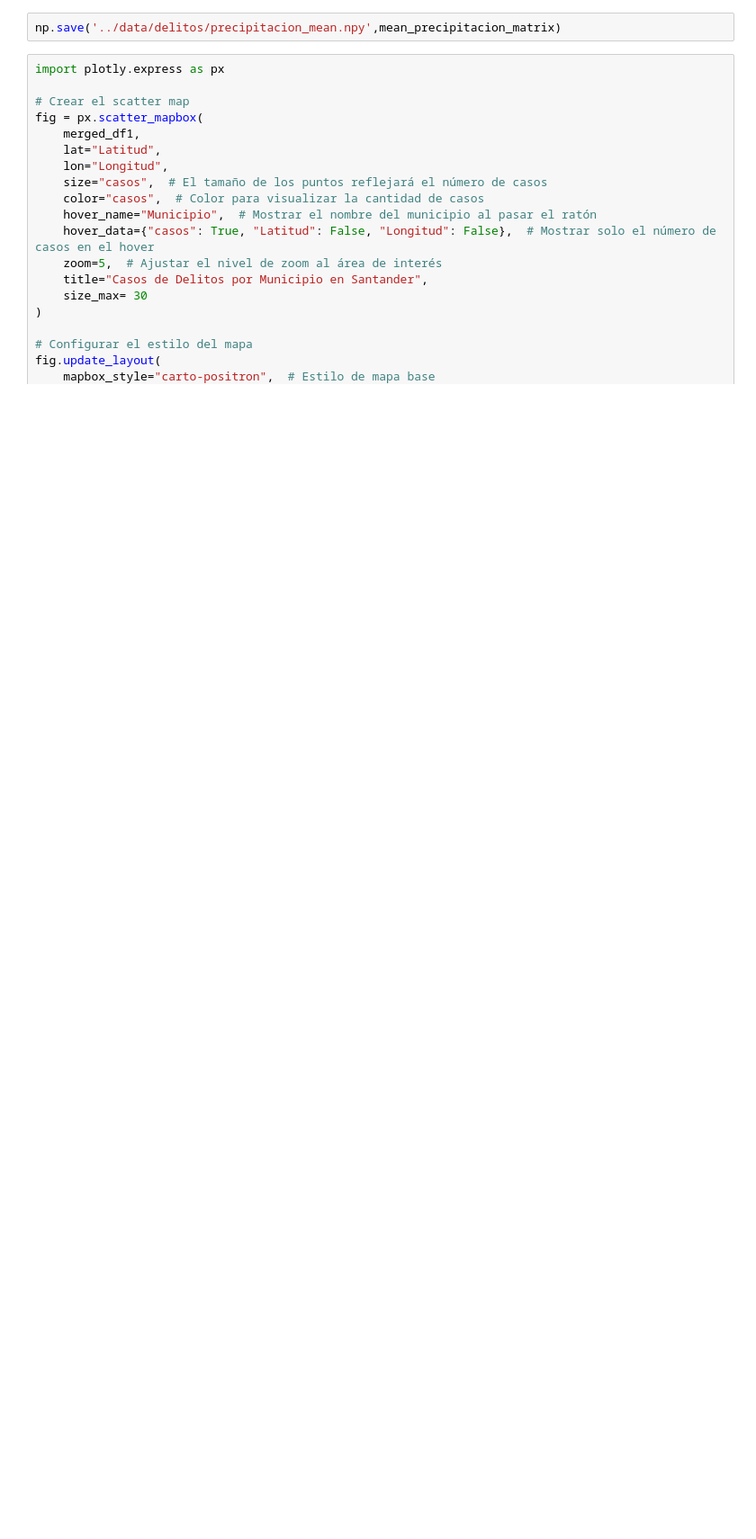
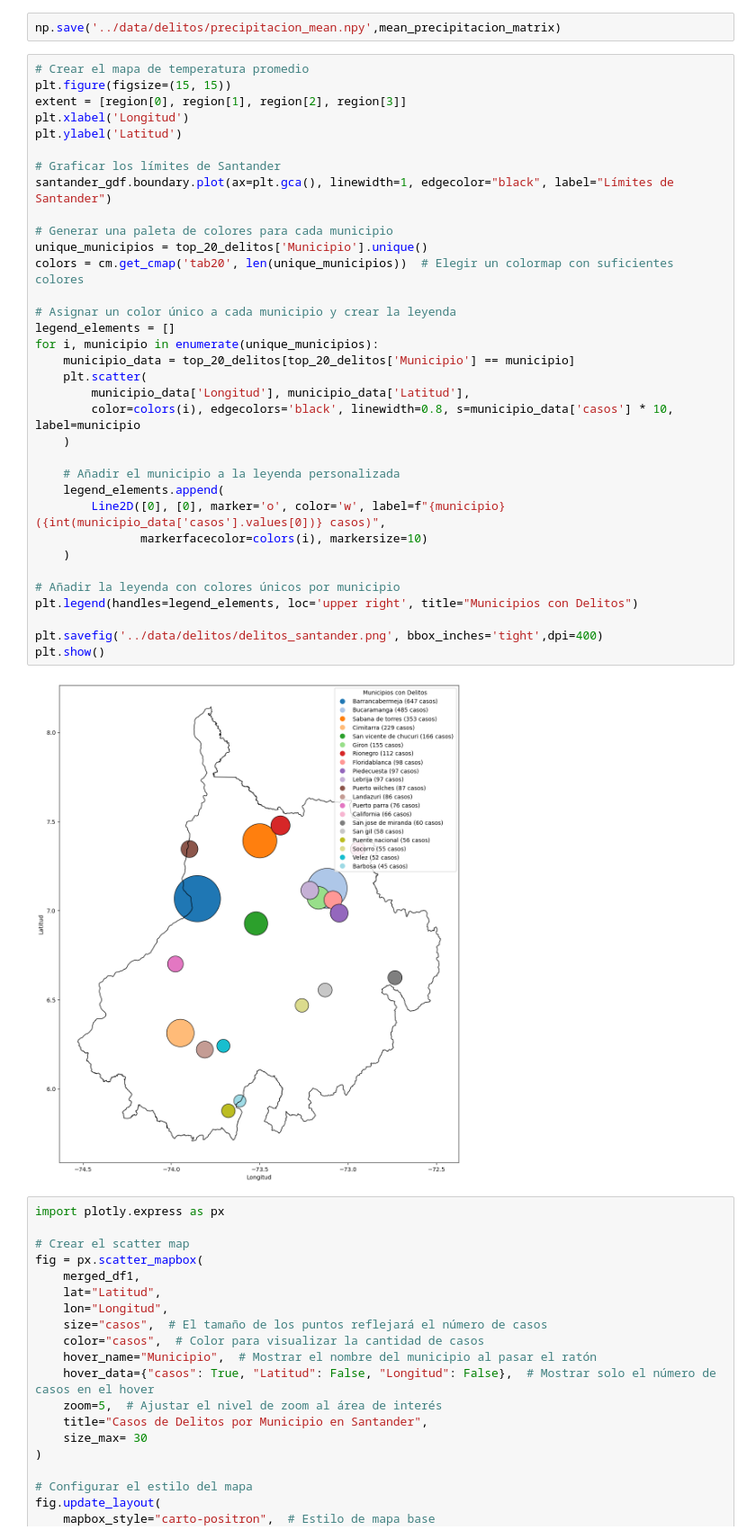
Before and after one commit to leonsuarez24/FIRENET, a Jupyter notebook: notebooks/delitos.ipynb, the cells around one changed output. Shown: that part at 90% size. Cells and saved outputs as stored; diff of their text form; blank space fills up the shorter version.

Commit message:
update delitos

```diff
--- a/notebooks/delitos.ipynb
+++ b/notebooks/delitos.ipynb
@@ -428,6 +393,42 @@ The get_cmap function was deprecated in Matplotlib 3.7 and will be removed in 3.
 [figure]
 # %%
 np.save('../data/delitos/precipitacion_mean.npy',mean_precipitacion_matrix)
+# %%
+# Crear el mapa de temperatura promedio
+plt.figure(figsize=(15, 15))
+extent = [region[0], region[1], region[2], region[3]]
+plt.xlabel('Longitud')
+plt.ylabel('Latitud')
+
+# Graficar los límites de Santander
+santander_gdf.boundary.plot(ax=plt.gca(), linewidth=1, edgecolor="black", label="Límites de Santander")
+
+# Generar una paleta de colores para cada municipio
+unique_municipios = top_20_delitos['Municipio'].unique()
+colors = cm.get_cmap('tab20', len(unique_municipios))  # Elegir un colormap con suficientes colores
+
+# Asignar un color único a cada municipio y crear la leyenda
+legend_elements = []
+for i, municipio in enumerate(unique_municipios):
+    municipio_data = top_20_delitos[top_20_delitos['Municipio'] == municipio]
+    plt.scatter(
+        municipio_data['Longitud'], municipio_data['Latitud'],
+        color=colors(i), edgecolors='black', linewidth=0.8, s=municipio_data['casos'] * 10, label=municipio
+    )
+
+    # Añadir el municipio a la leyenda personalizada
+    legend_elements.append(
+        Line2D([0], [0], marker='o', color='w', label=f"{municipio} ({int(municipio_data['casos'].values[0])} casos)",
+               markerfacecolor=colors(i), markersize=10)
+    )
+
+# Añadir la leyenda con colores únicos por municipio
+plt.legend(handles=legend_elements, loc='upper right', title="Municipios con Delitos")
+
+plt.savefig('../data/delitos/delitos_santander.png', bbox_inches='tight',dpi=400)
+plt.show()
+# %% [output]
+[figure, added]
 # %%
 import plotly.express as px
 
```
Also changed, not shown: parts of 6 cells of this notebook, 2 other files.
